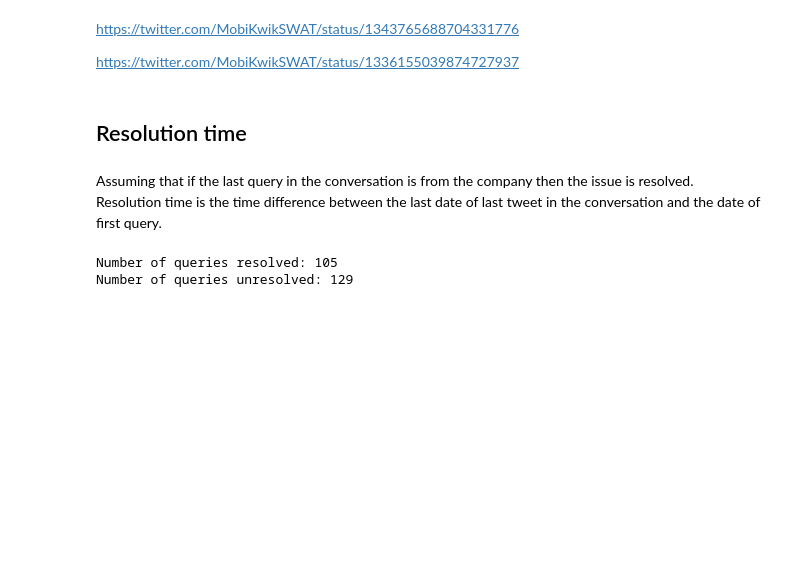
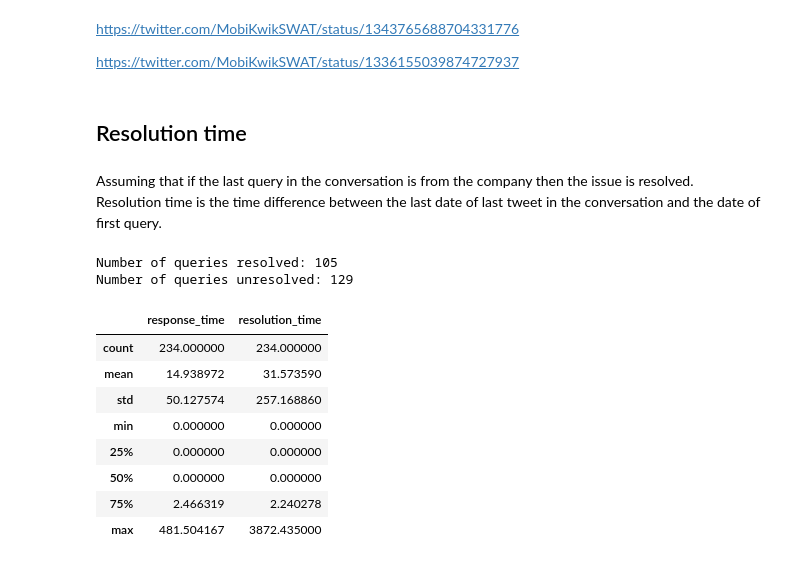
Before and after one commit to patilpushkarp/comp, a Jupyter notebook: _sources/docs/individual/fintech/response_mobikwik.ipynb, the cells around one changed output. Drawn from its saved outputs; the diff is of its cells as text; code cells hidden in the pictures; blank space fills up the shorter version.

```diff
--- a/_sources/docs/individual/fintech/response_mobikwik.ipynb
+++ b/_sources/docs/individual/fintech/response_mobikwik.ipynb
@@ -130,3 +130,15 @@ Number of queries unresolved: 129
 # %%
 fig = px.histogram(result, x='resolution_time', log_y=True, marginal='box', title='Distribution of resolution time')
 fig.show()
+# %%
+result.describe()
+# %% [output]
+|  | response_time | resolution_time |
+| count | 234.000000 | 234.000000 |
+| mean | 14.938972 | 31.573590 |
+| std | 50.127574 | 257.168860 |
+| min | 0.000000 | 0.000000 |
+| 25% | 0.000000 | 0.000000 |
+| 50% | 0.000000 | 0.000000 |
+| 75% | 2.466319 | 2.240278 |
+| max | 481.504167 | 3872.435000 |
```
Also changed, not shown: 19 other files.
